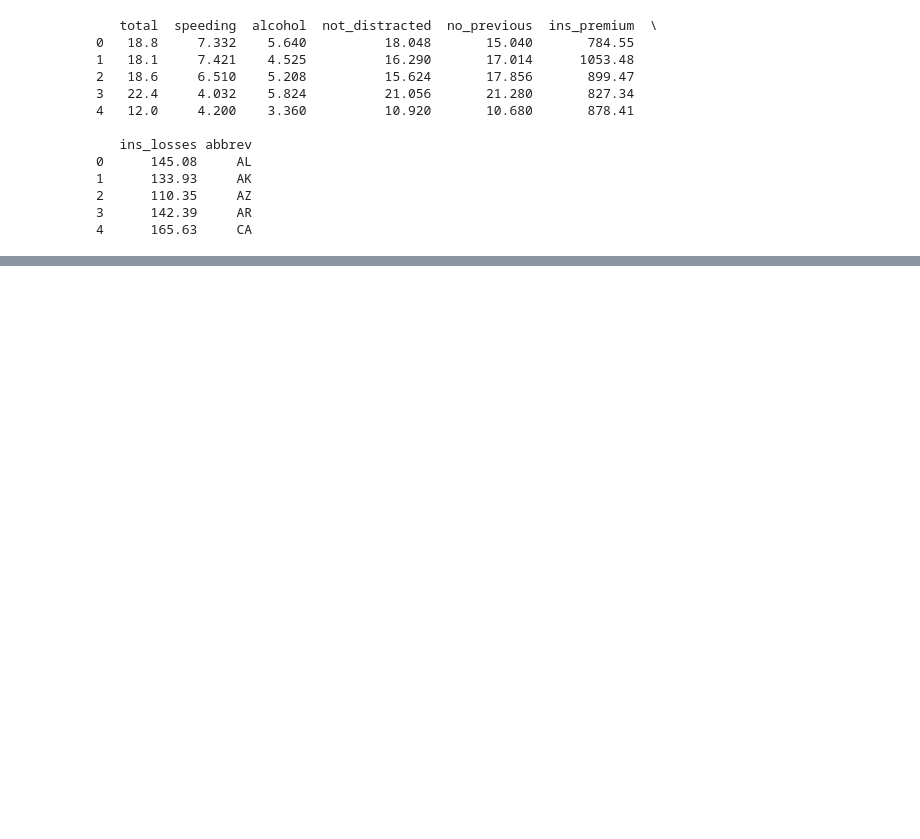
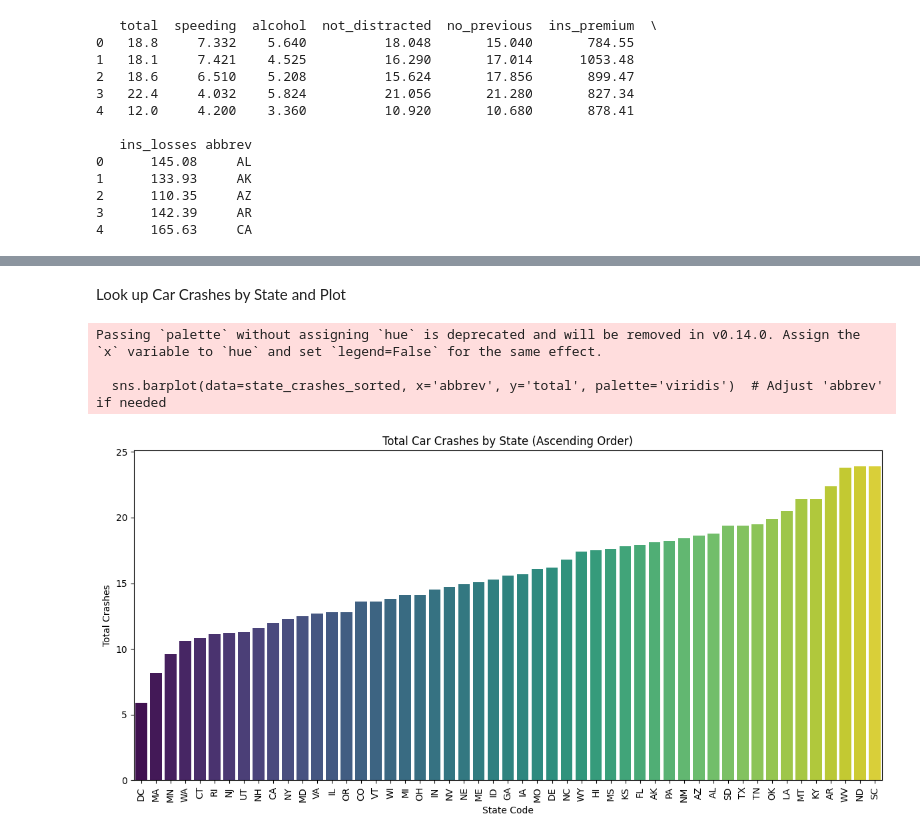
Before and after one commit to edgarsuarez9/datafun-06-eda, a Jupyter notebook: suarez_eda.ipynb, the cells around one changed output, grey strips where cells are left out. Drawn from its saved outputs; the diff is of its cells as text; code cells hidden in the pictures; blank space fills up the shorter version.

```diff
--- a/suarez_eda.ipynb
+++ b/suarez_eda.ipynb
@@ -31,0 +99,23 @@ print(df.head())
+# %% [markdown]
+Look up Car Crashes by State and Plot
+# %%
+# Group by the correct state-related column (e.g., 'abbrev' or whatever it is)
+state_crashes = df.groupby('abbrev')['total'].sum().reset_index()  # Adjust 'abbrev' if needed
+
+# Sort the results in ascending order
+state_crashes_sorted = state_crashes.sort_values(by='total')
+
+# Plotting
+plt.figure(figsize=(12, 6))
+sns.barplot(data=state_crashes_sorted, x='abbrev', y='total', palette='viridis')  # Adjust 'abbrev' if needed
+plt.title('Total Car Crashes by State (Ascending Order)')
+plt.xlabel('State Code')
+plt.ylabel('Total Crashes')
+plt.xticks(rotation=90)  # Rotate x labels for better readability
+plt.tight_layout()  # Adjust layout to fit labels
+plt.show()
+# %% [output]
+Passing `palette` without assigning `hue` is deprecated and will be removed in v0.14.0. Assign the `x` variable to `hue` and set `legend=False` for the same effect.
+
+  sns.barplot(data=state_crashes_sorted, x='abbrev', y='total', palette='viridis')  # Adjust 'abbrev' if needed
+[figure, added]
```
Also changed, not shown: parts of 11 cells of this notebook.
